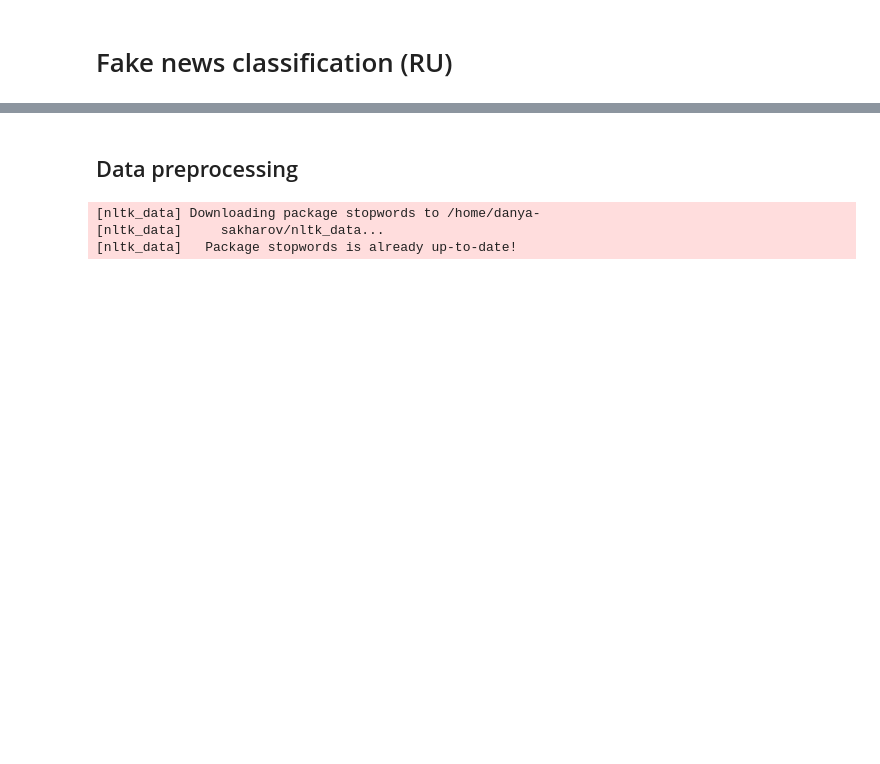
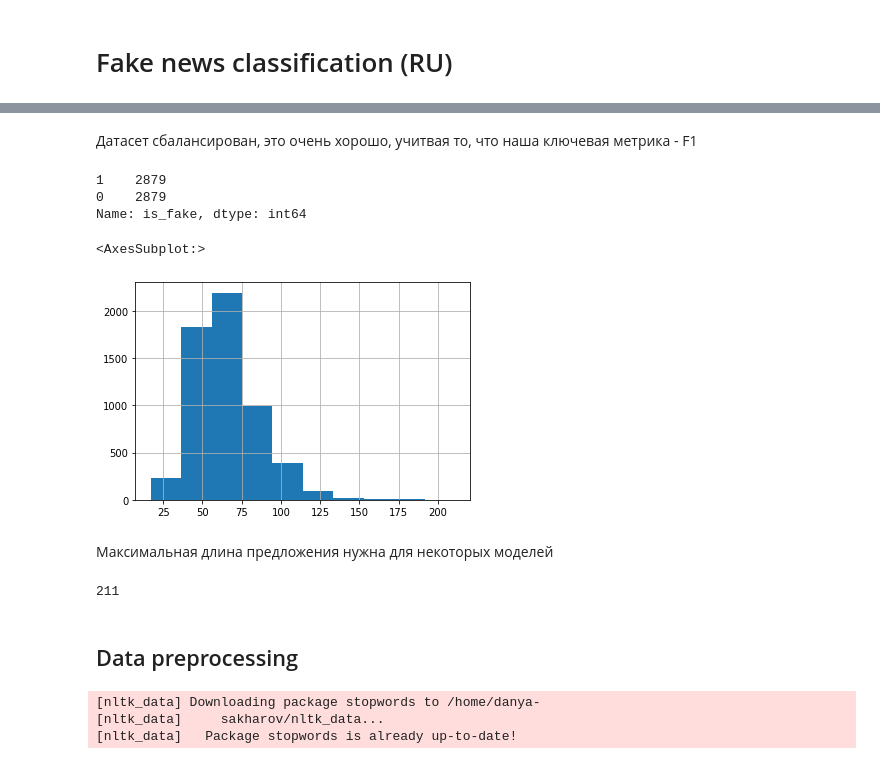
Before and after one commit to danya-pixel/FakenewsClassification, a Jupyter notebook: fakenews.ipynb, the cells around one changed output, grey strips where cells are left out. Drawn from its saved outputs; the diff is of its cells as text; code cells hidden in the pictures; blank space fills up the shorter version.

```diff
--- a/fakenews.ipynb
+++ b/fakenews.ipynb
@@ -7,0 +12,6 @@ np.random.seed(42)
+# %%
+train_data = pd.read_csv('dataset/raw/train.tsv', sep='\t')
+test_data = pd.read_csv('dataset/raw/test.tsv', sep='\t')
+
+
+train_data.head()
@@ -8,3 +25,23 @@ np.random.seed(42)
+# %% [markdown]
+Датасет сбалансирован, это очень хорошо, учитвая то, что наша ключевая метрика - F1
+# %%
+train_data['is_fake'].value_counts()
+# %% [output]
+1    2879
+0    2879
+Name: is_fake, dtype: int64
+# %%
+train_data['title'].str.len().hist()
+# %% [output]
+<AxesSubplot:>
+[figure, added]
+# %% [markdown]
+Максимальная длина предложения нужна для некоторых моделей
+# %%
+MAX_SEQ_LENGTH = max(train_data['title'].str.len())
+MAX_SEQ_LENGTH
+# %% [output]
+211
 # %% [markdown]
 ## Data preprocessing
 # %%
```
Also changed, not shown: parts of 40 cells of this notebook, 5 other files.
